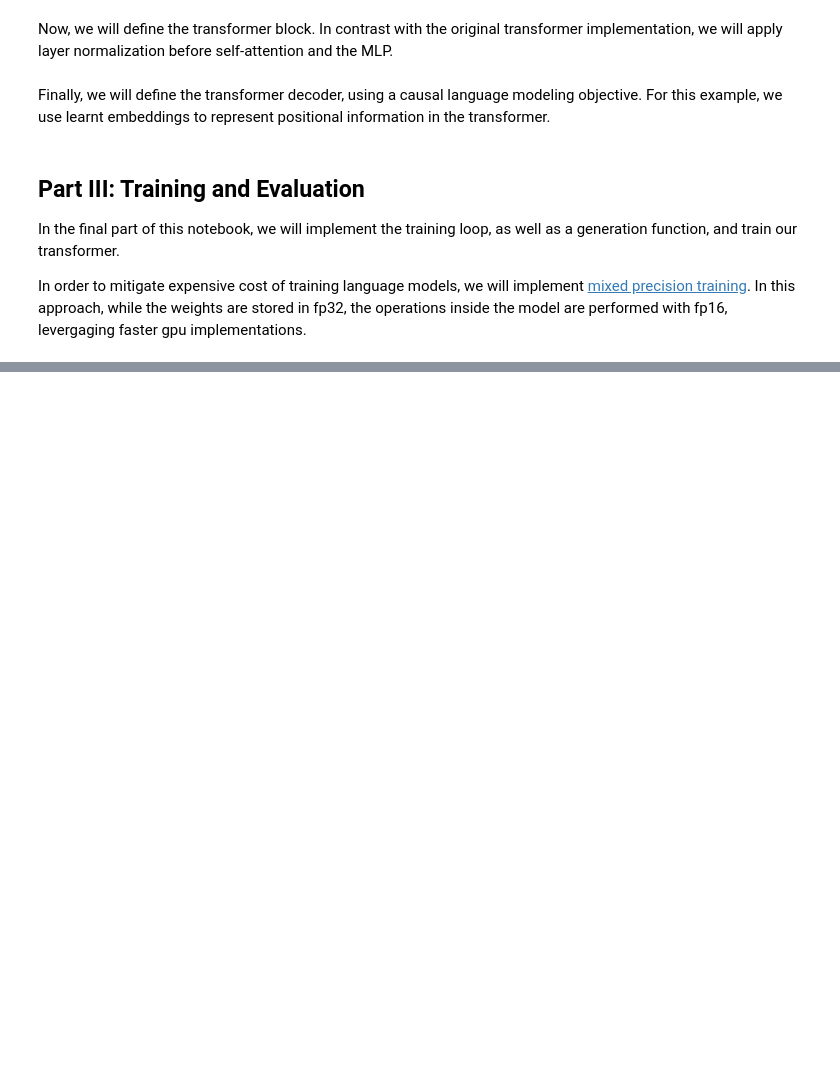
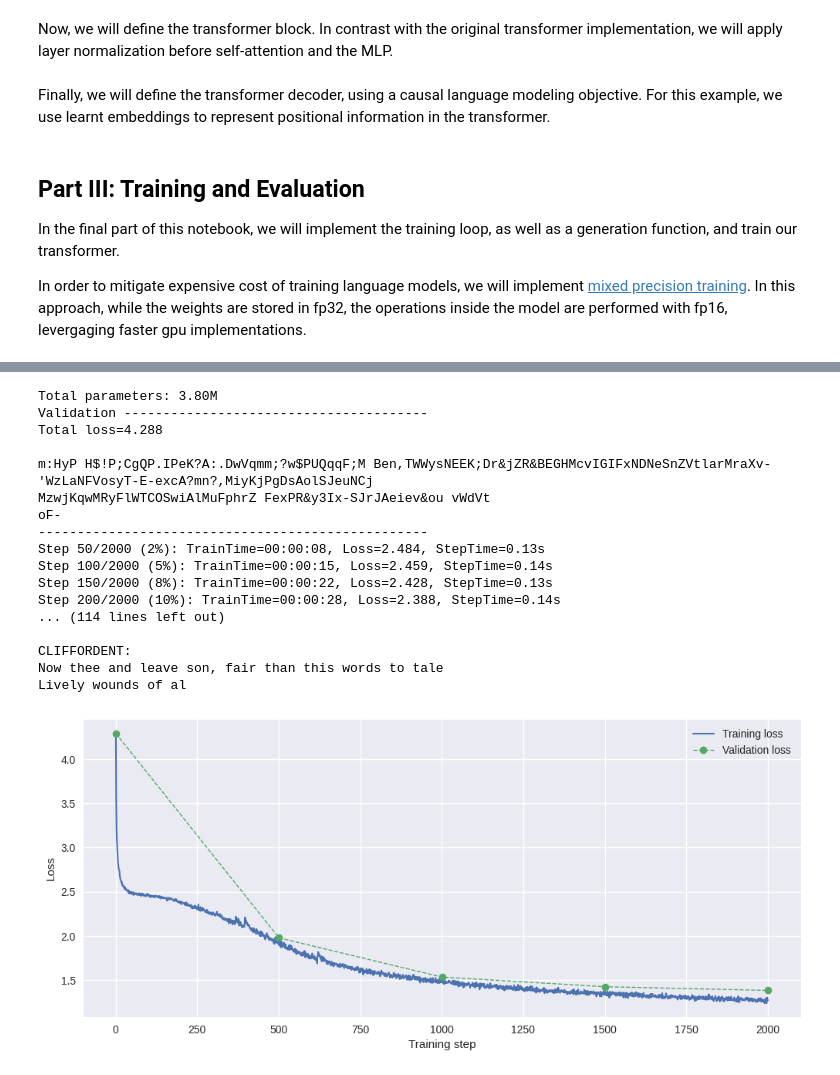
Before and after one commit to the-mysh/ist-dsl-course, a Jupyter notebook: src/dsl/hw1_q4_skeleton.ipynb, the cells around one changed output, grey strips where cells are left out. Saved outputs shown, nothing was run; the diff lists cells and outputs as text; code cells hidden in the pictures; blank space fills up the shorter version.

```diff
--- a/src/dsl/hw1_q4_skeleton.ipynb
+++ b/src/dsl/hw1_q4_skeleton.ipynb
@@ -649,0 +643,21 @@ ax.legend()
+# %%
+plot_losses(*train_model(config=mh_config))
+# %% [output]
+Total parameters: 3.80M
+Validation ---------------------------------------
+Total loss=4.288
+
+m:HyP H$!P;CgQP.IPeK?A:.DwVqmm;?w$PUQqqF;M Ben,TWWysNEEK;Dr&jZR&BEGHMcvIGIFxNDNeSnZVtlarMraXv-'WzLaNFVosyT-E-excA?mn?,MiyKjPgDsAolSJeuNCj
+MzwjKqwMRyFlWTCOSwiAlMuFphrZ FexPR&y3Ix-SJrJAeiev&ou vWdVt
+oF-
+--------------------------------------------------
+Step 50/2000 (2%): TrainTime=00:00:08, Loss=2.484, StepTime=0.13s
+Step 100/2000 (5%): TrainTime=00:00:15, Loss=2.459, StepTime=0.14s
+Step 150/2000 (8%): TrainTime=00:00:22, Loss=2.428, StepTime=0.13s
+Step 200/2000 (10%): TrainTime=00:00:28, Loss=2.388, StepTime=0.14s
+... (114 lines left out)
+
+CLIFFORDENT:
+Now thee and leave son, fair than this words to tale
+Lively wounds of al
+[figure, added]
```
Also changed, not shown: parts of 7 cells of this notebook.
